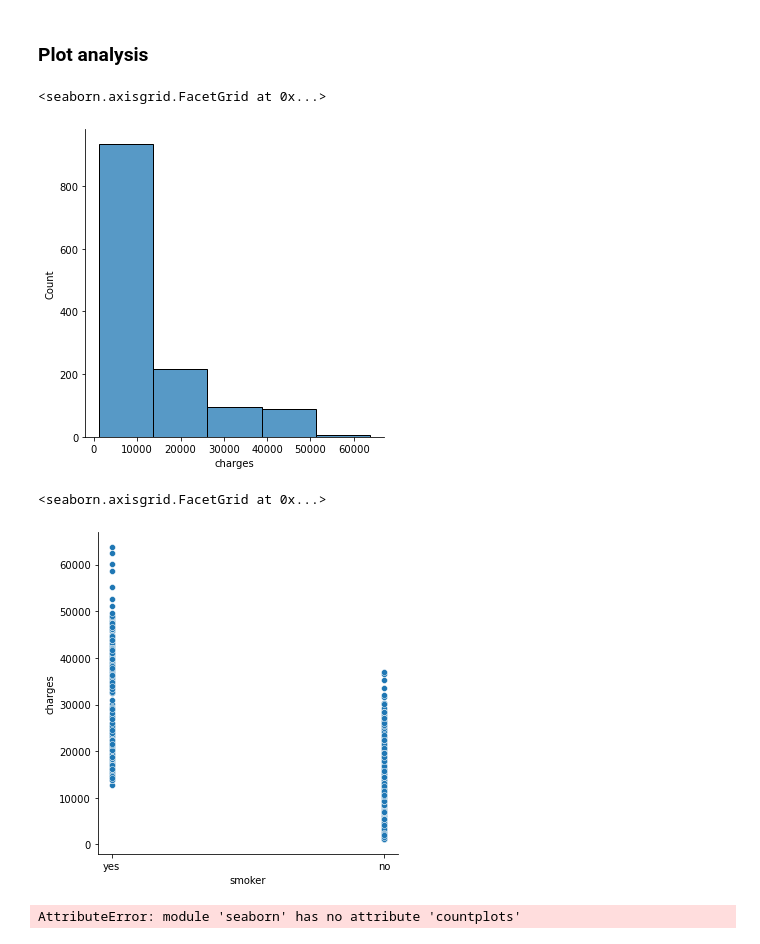
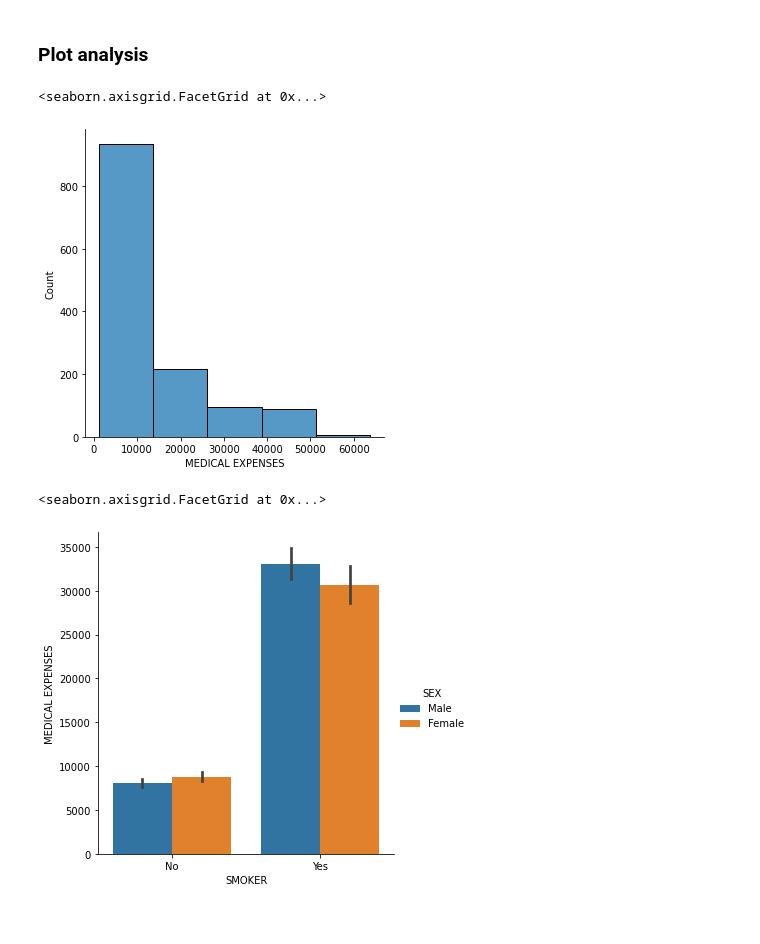
Before and after one commit to data301-2020-winter2/course-project-group_1010, a Jupyter notebook: Analysis/Analysis_KadieWert/Milestone2/EDA.ipynb, the cells around one changed output. Saved outputs shown, nothing was run; the diff lists cells and outputs as text; code cells hidden in the pictures.

```diff
--- a/Analysis/Analysis_KadieWert/Milestone2/EDA.ipynb
+++ b/Analysis/Analysis_KadieWert/Milestone2/EDA.ipynb
@@ -113,24 +113,16 @@ dm.describe()
 # %%
 #This histogram shows that the majority of people (in this dataset) have ~$13000 in medical charges
 sns.displot(
-    data['charges'],
+    dm['MEDICAL EXPENSES'],
     bins=5
 )
 # %% [output]
 <seaborn.axisgrid.FacetGrid at 0x...>
-[figure, old version]
+[figure, new version]
 # %%
-#scatter plot shows that people that smoke are more likely to have higher medical charges
-sns.relplot(x='smoker', y='charges', data=data, aspect=1.0)
+#plot shows that people that smoke are more likely to have higher medical charges
+#Males have higher medical expenses than females if they're a smoker, but females have higher medical expenses when they are non-smokers
+sns.catplot(data=dm, kind="bar", x="SMOKER", y="MEDICAL EXPENSES", hue="SEX", aspect=1.0)
 # %% [output]
 <seaborn.axisgrid.FacetGrid at 0x...>
-[figure, old version]
+[figure, new version]
-# %%
-import seaborn as sns
-x = sns.countplots(data=data,
-        y = 'colour',
-        palette= 'colourblind',
-        order = data['charges'].value_counts().index[:5],
-        hue = 'children'.set_title("something"))
-# %% [output]
-AttributeError: module 'seaborn' has no attribute 'countplots'
```
Also changed, not shown: parts of 2 cells of this notebook.
